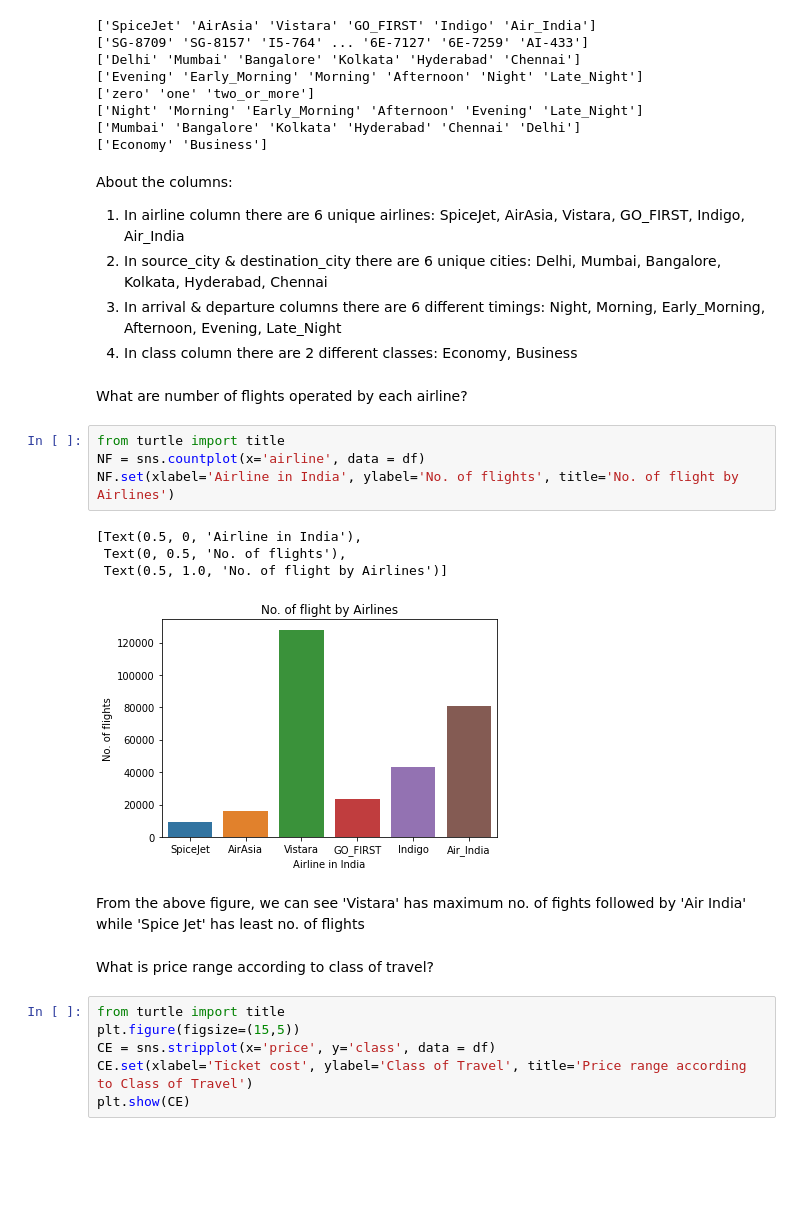
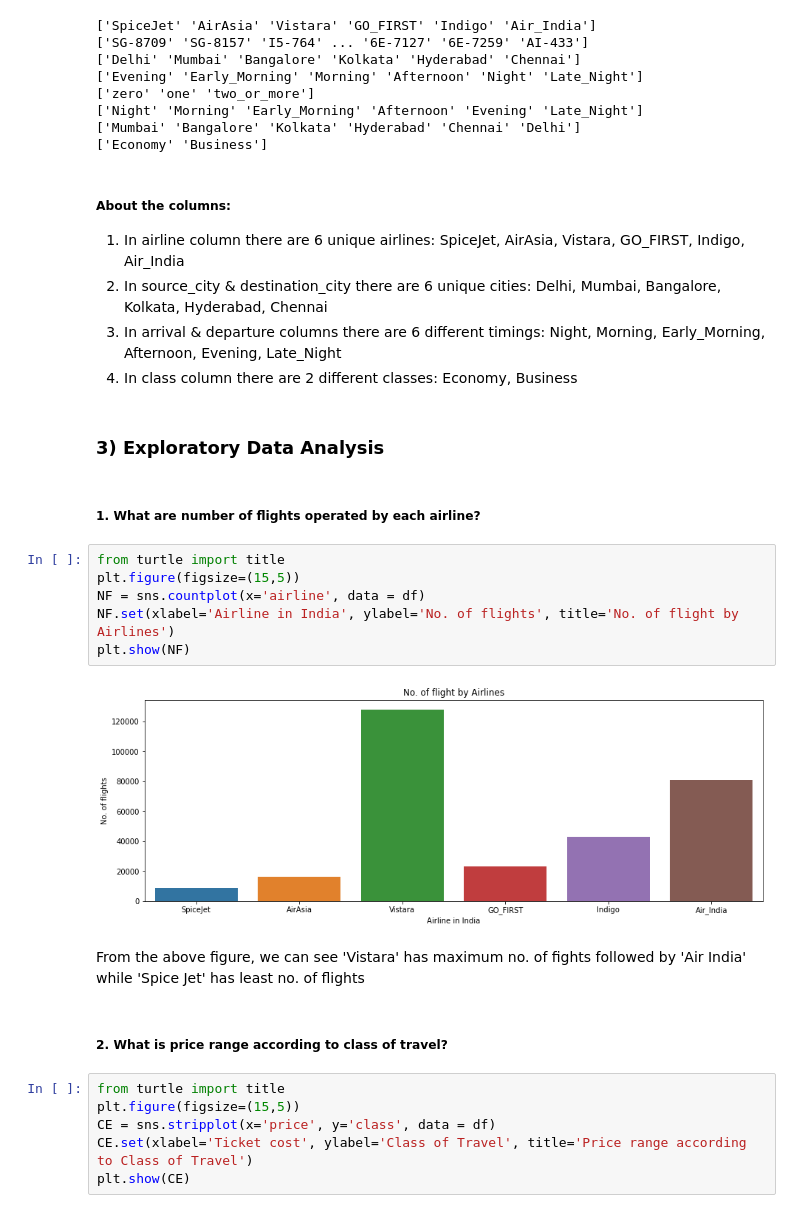
Before and after one commit to heyitsabhijeet/Indian-Airlines-Ticket-Price-Analysis, a Jupyter notebook: India Airlines Ticket Price Exploratory Analysis.ipynb, the cells around one changed output. Saved outputs shown, nothing was run; the diff lists cells and outputs as text; blank space fills up the shorter version.

```diff
--- a/India Airlines Ticket Price Exploratory Analysis.ipynb
+++ b/India Airlines Ticket Price Exploratory Analysis.ipynb
@@ -67,27 +85,28 @@ for col in df:
 ['Mumbai' 'Bangalore' 'Kolkata' 'Hyderabad' 'Chennai' 'Delhi']
 ['Economy' 'Business']
 # %% [markdown]
-About the columns:
+##### About the columns:
 
 1) In airline column there are 6 unique airlines: SpiceJet, AirAsia, Vistara, GO_FIRST, Indigo, Air_India
 2) In source_city & destination_city there are 6 unique cities: Delhi, Mumbai, Bangalore, Kolkata, Hyderabad, Chennai
 3) In arrival & departure columns there are 6 different timings: Night, Morning, Early_Morning, Afternoon, Evening, Late_Night
 4) In class column there are 2 different classes: Economy, Business
+# %% [markdown]
+### 3) Exploratory Data Analysis
 # %% [markdown]
-What are number of flights operated by each airline?
+##### 1. What are number of flights operated by each airline?
 # %%
 from turtle import title
+plt.figure(figsize=(15,5))
 NF = sns.countplot(x='airline', data = df)
 NF.set(xlabel='Airline in India', ylabel='No. of flights', title='No. of flight by Airlines')
+plt.show(NF)
 # %% [output]
-[Text(0.5, 0, 'Airline in India'),
- Text(0, 0.5, 'No. of flights'),
- Text(0.5, 1.0, 'No. of flight by Airlines')]
-[figure, old version]
+[figure, new version]
 # %% [markdown]
 From the above figure, we can see 'Vistara' has maximum no. of fights followed by 'Air India' while 'Spice Jet' has least no. of flights
 # %% [markdown]
-What is price range according to class of travel?
+##### 2. What is price range according to class of travel?
 # %%
 from turtle import title
 plt.figure(figsize=(15,5))
```
Also changed, not shown: parts of 16 cells of this notebook.
